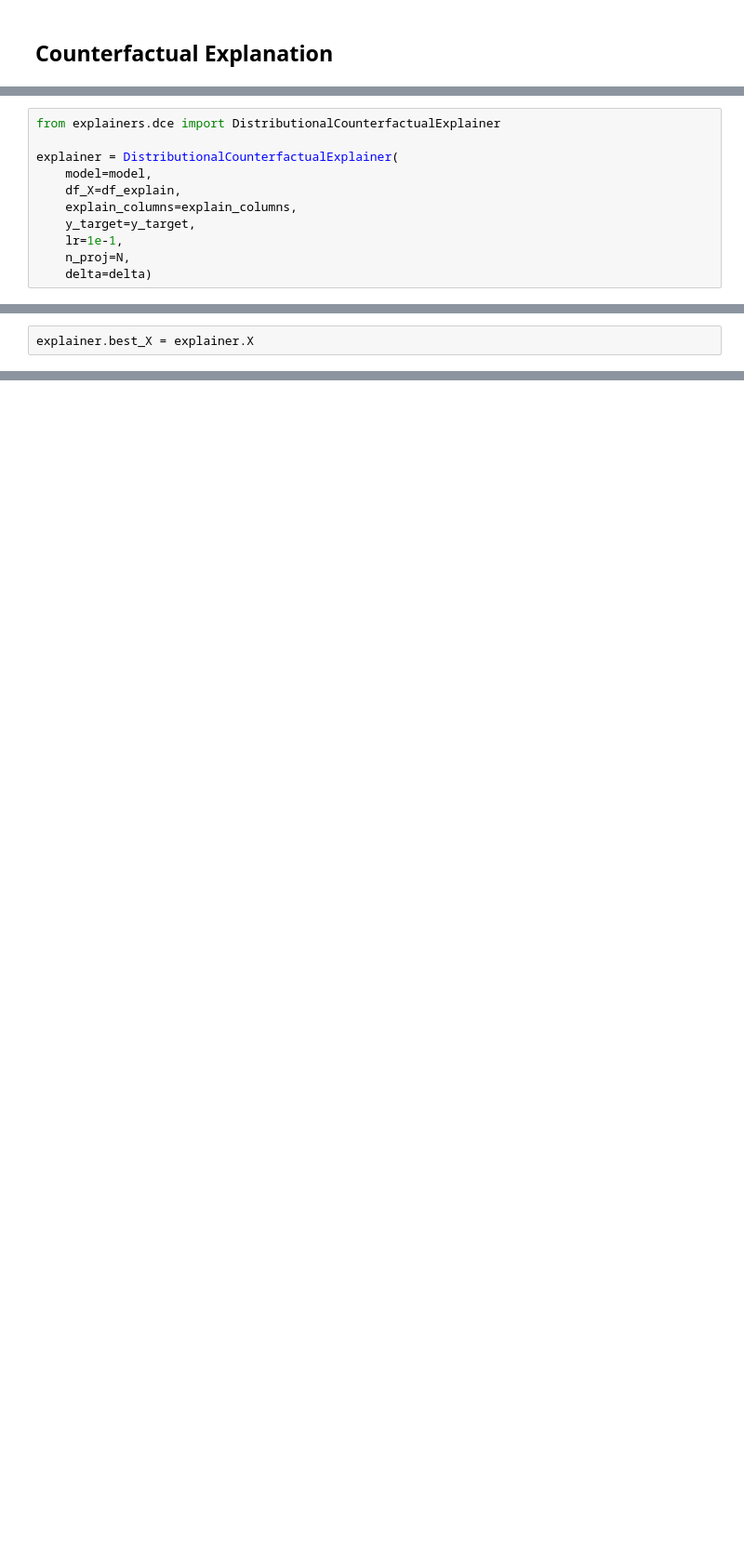
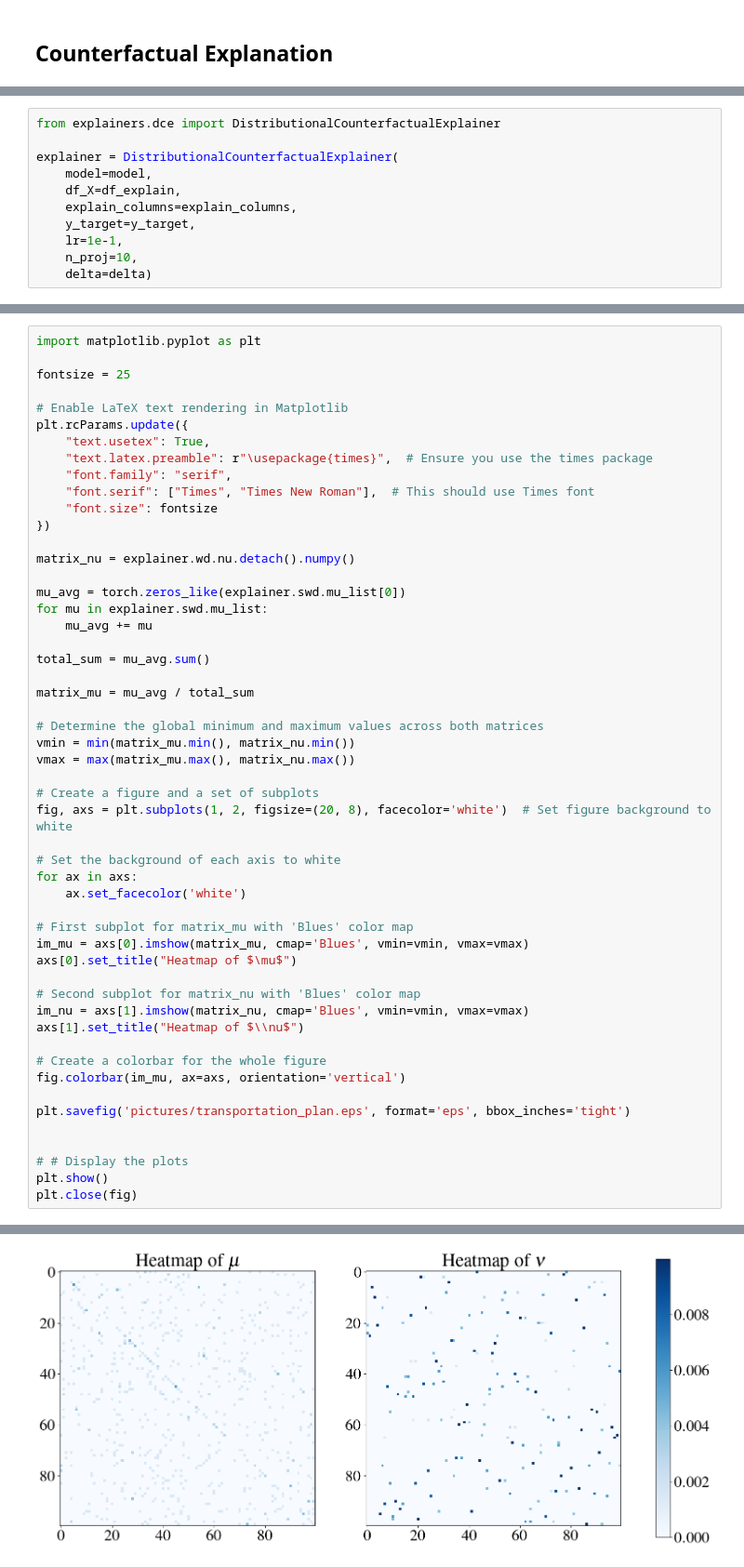
Before and after one commit to youlei202/distributional-counterfactual-explanation, a Jupyter notebook: cardio.ipynb, the cells around one changed output, grey strips where cells are left out. Shown at 93% size. Drawn from its saved outputs; the diff is of its cells as text; blank space fills up the shorter version.

```diff
--- a/cardio.ipynb
+++ b/cardio.ipynb
@@ -154,5 +179,5 @@ explainer = DistributionalCounterfactualExplainer(
     explain_columns=explain_columns,
     y_target=y_target,
     lr=1e-1,
-    n_proj=N,
+    n_proj=10,
     delta=delta)
@@ -165,3 +194 @@ explainer.optimize(U_1=0.2, U_2=0.2, l=0, r=1, max_iter=20, tau=1e1)
-# %%
-explainer.best_X = explainer.X
 # %%
@@ -221,0 +371,53 @@ plt.show()
+# %%
+import matplotlib.pyplot as plt
+
+fontsize = 25
+
+# Enable LaTeX text rendering in Matplotlib
+plt.rcParams.update({
+    "text.usetex": True,
+    "text.latex.preamble": r"\usepackage{times}",  # Ensure you use the times package
+    "font.family": "serif",
+    "font.serif": ["Times", "Times New Roman"],  # This should use Times font
+    "font.size": fontsize
+})
+
+matrix_nu = explainer.wd.nu.detach().numpy()
+
+mu_avg = torch.zeros_like(explainer.swd.mu_list[0])
+for mu in explainer.swd.mu_list:
+    mu_avg += mu
+
+total_sum = mu_avg.sum()
+
+matrix_mu = mu_avg / total_sum
+
+# Determine the global minimum and maximum values across both matrices
+vmin = min(matrix_mu.min(), matrix_nu.min())
+vmax = max(matrix_mu.max(), matrix_nu.max())
+
+# Create a figure and a set of subplots
+fig, axs = plt.subplots(1, 2, figsize=(20, 8), facecolor='white')  # Set figure background to white
+
+# Set the background of each axis to white
+for ax in axs:
+    ax.set_facecolor('white')
+
+# First subplot for matrix_mu with 'Blues' color map
+im_mu = axs[0].imshow(matrix_mu, cmap='Blues', vmin=vmin, vmax=vmax)
+axs[0].set_title("Heatmap of $\mu$")
+
+# Second subplot for matrix_nu with 'Blues' color map
+im_nu = axs[1].imshow(matrix_nu, cmap='Blues', vmin=vmin, vmax=vmax)
+axs[1].set_title("Heatmap of $\\nu$")
+
+# Create a colorbar for the whole figure
+fig.colorbar(im_mu, ax=axs, orientation='vertical')
+
+plt.savefig('pictures/transportation_plan.eps', format='eps', bbox_inches='tight')
+
+
+# # Display the plots
+plt.show()
+plt.close(fig)
+# %% [output]
@@ -221,0 +441 @@ plt.show()
+[figure, added]
```
Also changed, not shown: parts of 30 cells of this notebook.
